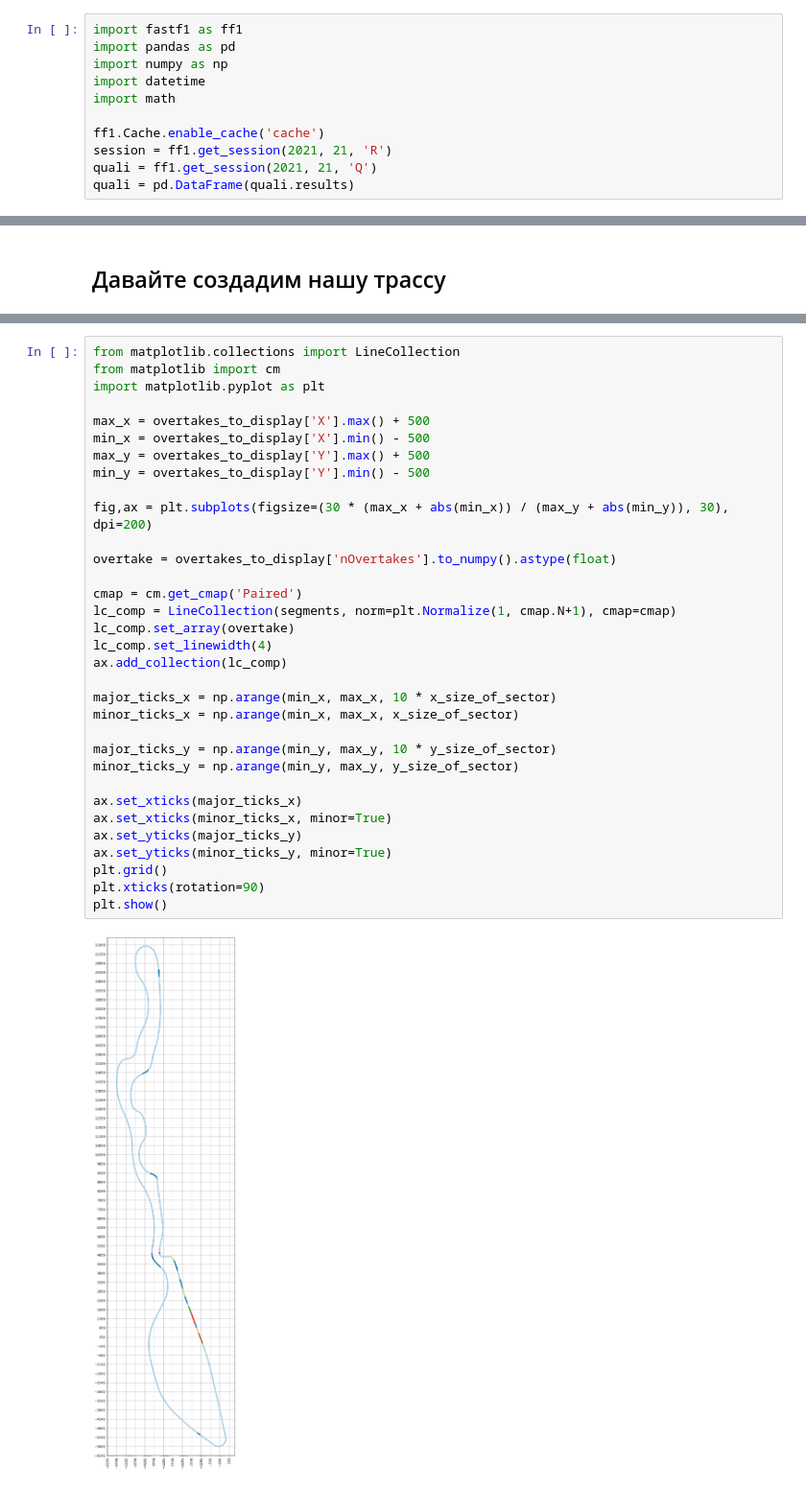
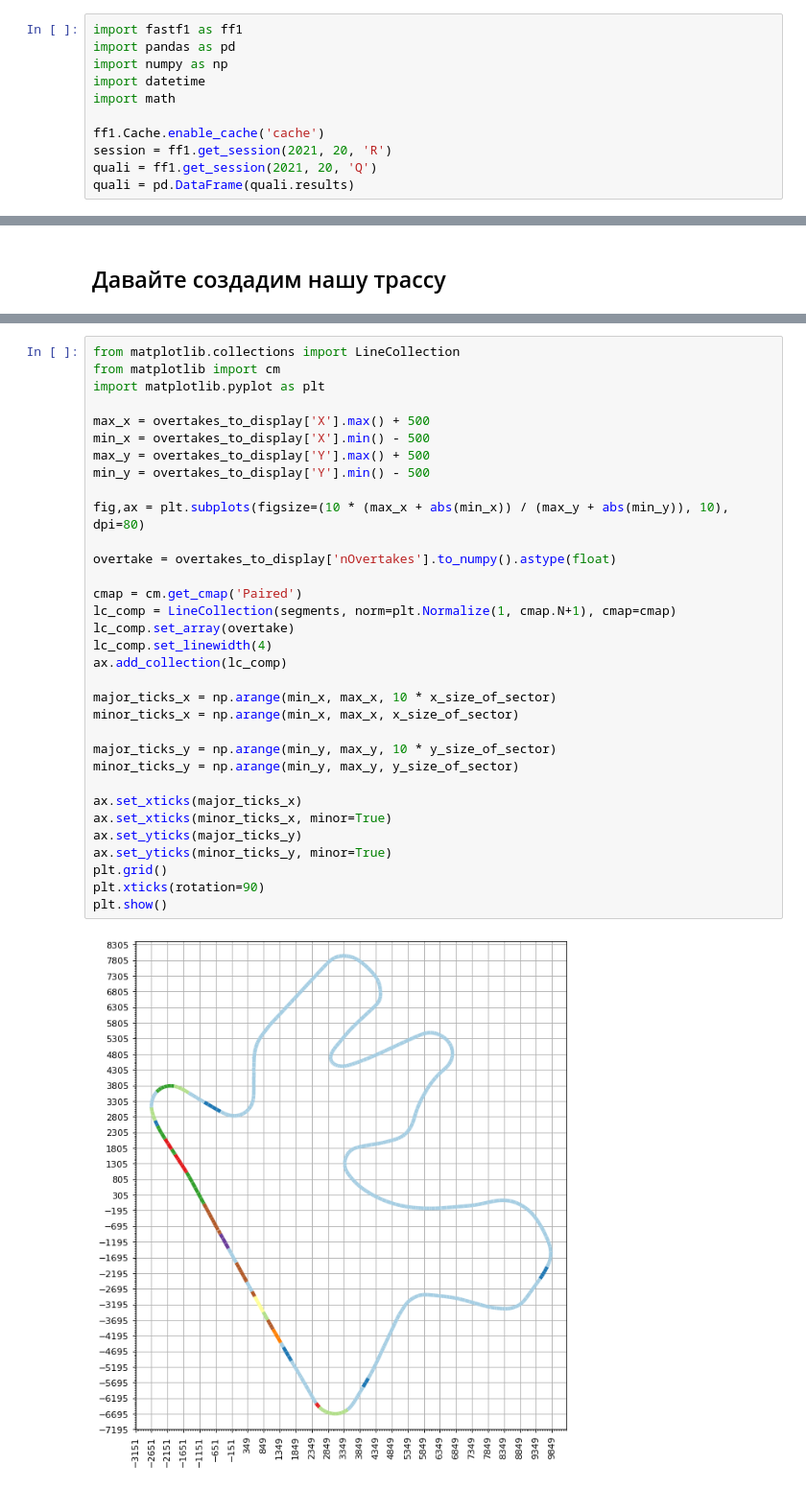
Before and after one commit to BuzzErR/f1analysis, a Jupyter notebook: Formula/main.ipynb, the cells around one changed output, grey strips where cells are left out. Shown: that part at 96% size. Drawn from its saved outputs; the diff is of its cells as text.

```diff
--- a/Formula/main.ipynb
+++ b/Formula/main.ipynb
@@ -10,8 +12,8 @@ import datetime
 import math
 
 ff1.Cache.enable_cache('cache')
-session = ff1.get_session(2021, 21, 'R')
-quali = ff1.get_session(2021, 21, 'Q')
+session = ff1.get_session(2021, 20, 'R')
+quali = ff1.get_session(2021, 20, 'Q')
 quali = pd.DataFrame(quali.results)
 # %%
 laps = session.load_laps(with_telemetry=True)
@@ -218,32 +221,32 @@ from matplotlib import cm
 import matplotlib.pyplot as plt
 
 max_x = overtakes_to_display['X'].max() + 500
 min_x = overtakes_to_display['X'].min() - 500
 max_y = overtakes_to_display['Y'].max() + 500
 min_y = overtakes_to_display['Y'].min() - 500
 
-fig,ax = plt.subplots(figsize=(30 * (max_x + abs(min_x)) / (max_y + abs(min_y)), 30), dpi=200)
+fig,ax = plt.subplots(figsize=(10 * (max_x + abs(min_x)) / (max_y + abs(min_y)), 10), dpi=80)
 
 overtake = overtakes_to_display['nOvertakes'].to_numpy().astype(float)
 
 cmap = cm.get_cmap('Paired')
 lc_comp = LineCollection(segments, norm=plt.Normalize(1, cmap.N+1), cmap=cmap)
 lc_comp.set_array(overtake)
 lc_comp.set_linewidth(4)
 ax.add_collection(lc_comp)
 
 major_ticks_x = np.arange(min_x, max_x, 10 * x_size_of_sector)
 minor_ticks_x = np.arange(min_x, max_x, x_size_of_sector)
 
 major_ticks_y = np.arange(min_y, max_y, 10 * y_size_of_sector)
 minor_ticks_y = np.arange(min_y, max_y, y_size_of_sector)
 
 ax.set_xticks(major_ticks_x)
 ax.set_xticks(minor_ticks_x, minor=True)
 ax.set_yticks(major_ticks_y)
 ax.set_yticks(minor_ticks_y, minor=True)
 plt.grid()
 plt.xticks(rotation=90)
 plt.show()
 # %% [output]
-[figure, old version]
+[figure, new version]
```
Also changed, not shown: parts of 13 cells of this notebook, 1 other file.
